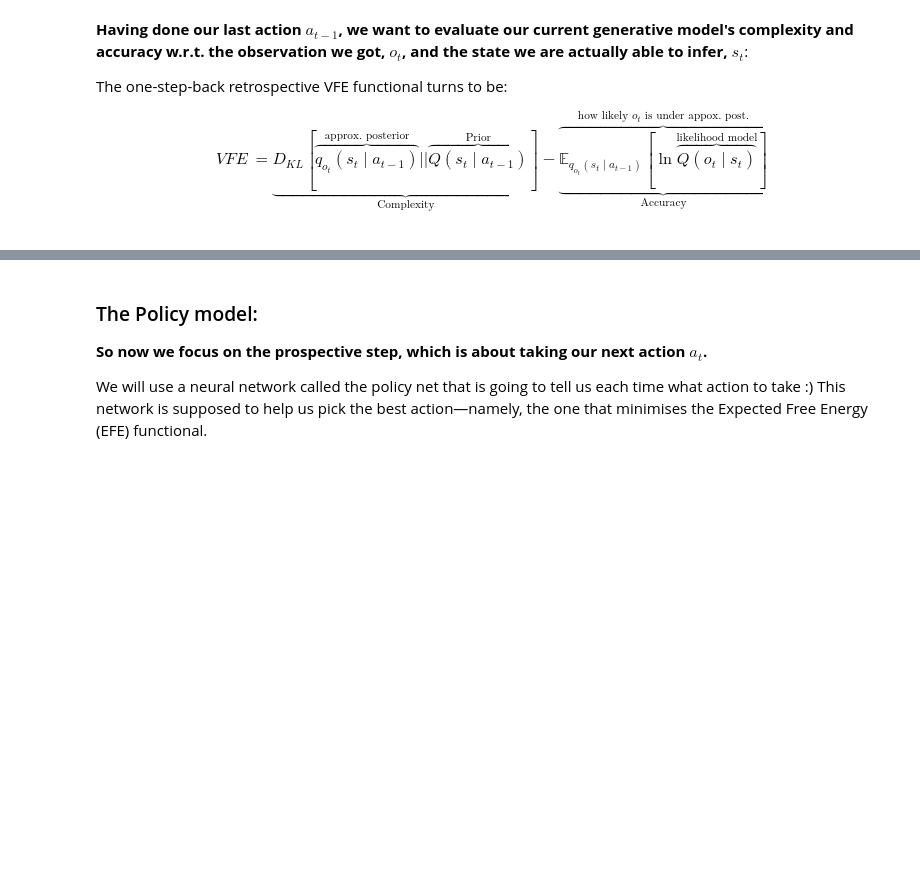
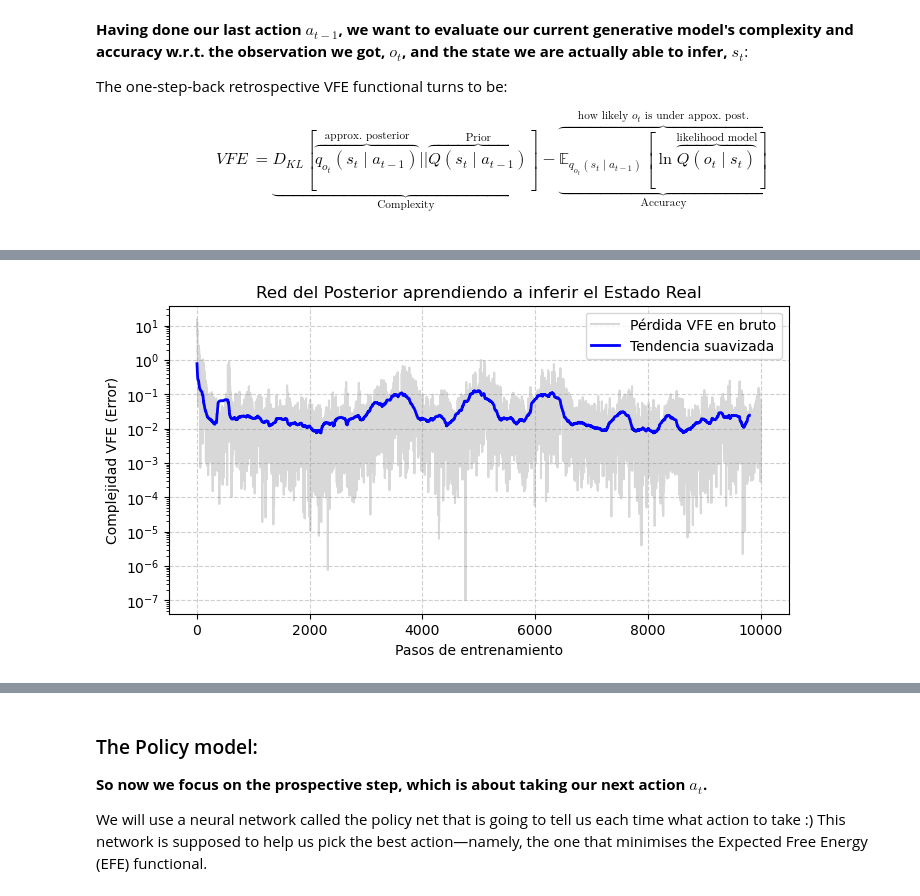
Before and after one commit to QwertyJacob/deep_active_inference_tutorial, a Jupyter notebook: esp_undergrad.ipynb, the cells around one changed output, grey strips where cells are left out. Drawn from its saved outputs; the diff is of its cells as text; code cells hidden in the pictures; blank space fills up the shorter version.

```diff
--- a/esp_undergrad.ipynb
+++ b/esp_undergrad.ipynb
@@ -1765,0 +1701,81 @@ Now the only problem is,we have so far talked about taking actions at time $t-2$
+# %%
+import torch.optim as optim
+import matplotlib.pyplot as plt
+import numpy as np
+
+# 1. Reiniciamos para asegurarnos de empezar con un cerebro nuevo y sin entrenamiento
+posterior_net = PosteriorNet(obs_dim=2, action_dim=5, state_dim=2).to(device)
+posterior_optimizer = optim.Adam(posterior_net.parameters(), lr=0.002)
+
+# 2. Reiniciamos el entorno
+env = GridWorld(size=10)
+obs, true_s = env.reset()
+last_action = 0 # Acción inicial arbitraria
+
+# Guardamos aquí las pérdidas para graficarlas después
+vfe_losses = []
+
+print("Iniciando entrenamiento por exploración aleatoria para la Red del Posterior...\n")
+
+# 3. El Bucle de Entrenamiento (10.000 pasos de deambulación aleatoria)
+for step in range(1, 10001):
+
+    # --- A. Preparar datos para PyTorch ---
+    obs_tensor = torch.FloatTensor(obs).unsqueeze(0).to(device)
+    true_s_tensor = torch.FloatTensor(true_s).unsqueeze(0).to(device)
+
+    # Codificación One-Hot de la última acción
+    action_tensor = torch.tensor([last_action])
+    action_one_hot = F.one_hot(action_tensor, num_classes=env.action_space_size).float().to(device)
+
+    # --- B. Pasada hacia adelante (Estimar el estado) ---
+    guessed_state = posterior_net(obs_tensor, action_one_hot)
+
+    # --- C. Calcular la Complejidad de la VFE (MSE escalado por 0.5) ---
+    vfe_complexity = 0.5 * F.mse_loss(guessed_state, true_s_tensor)
+
+    # --- D. Retropropagación (Actualizar los pesos) ---
+    posterior_optimizer.zero_grad()
+    vfe_complexity.backward()
+    posterior_optimizer.step()
+
+    # Guardamos la pérdida para graficarla
+    vfe_losses.append(vfe_complexity.item())
+
+    # --- E. Interactuar con el Entorno ---
+    # Tomamos una acción completamente ALEATORIA para explorar la cuadrícula
+    action = np.random.choice(env.action_space_size)
+    next_obs, next_true_s = env.step(action)
+
+    # Actualizamos nuestras variables para la siguiente iteración
+    obs = next_obs
+    true_s = next_true_s
+    last_action = action
+
+    # Imprimimos el progreso cada 200 pasos
+    if step % 200 == 0:
+        guess_print = guessed_state.detach().cpu().numpy()[0].round(1)
+        print(f"Paso {step:<4} | Objetivo: {true_s} | Estimación: {guess_print} | Pérdida: {vfe_complexity.item():.4f}")
+
+# 4. ¡Graficamos la Convergencia!
+# Dado que el entorno es naturalmente ruidoso, la pérdida salta bastante.
+# Calcularemos una "Media Móvil" para que la curva de aprendizaje sea más fácil de visualizar:
+def moving_average(data, window_size=200):
+    return np.convolve(data, np.ones(window_size)/window_size, mode='valid')
+
+
+smoothed_losses = moving_average(vfe_losses)
+
+plt.figure(figsize=(8, 4))
+plt.plot(vfe_losses, alpha=0.3, color='gray', label='Pérdida VFE en bruto')
+plt.plot(smoothed_losses, color='blue', linewidth=2, label='Tendencia suavizada')
+plt.title("Red del Posterior aprendiendo a inferir el Estado Real")
+plt.xlabel("Pasos de entrenamiento")
+plt.ylabel("Complejidad VFE (Error)")
+plt.legend()
+plt.yscale('log')
+plt.grid(True, linestyle='--', alpha=0.6)
+plt.show()
+
+print("\n¡Entrenamiento completado! La tendencia descendente demuestra que la red aprendió a filtrar el ruido de los sensores.")
+# %% [output]
@@ -1765,0 +1799 @@ Now the only problem is,we have so far talked about taking actions at time $t-2$
+[figure, added]
```
Also changed, not shown: parts of 37 cells of this notebook.
